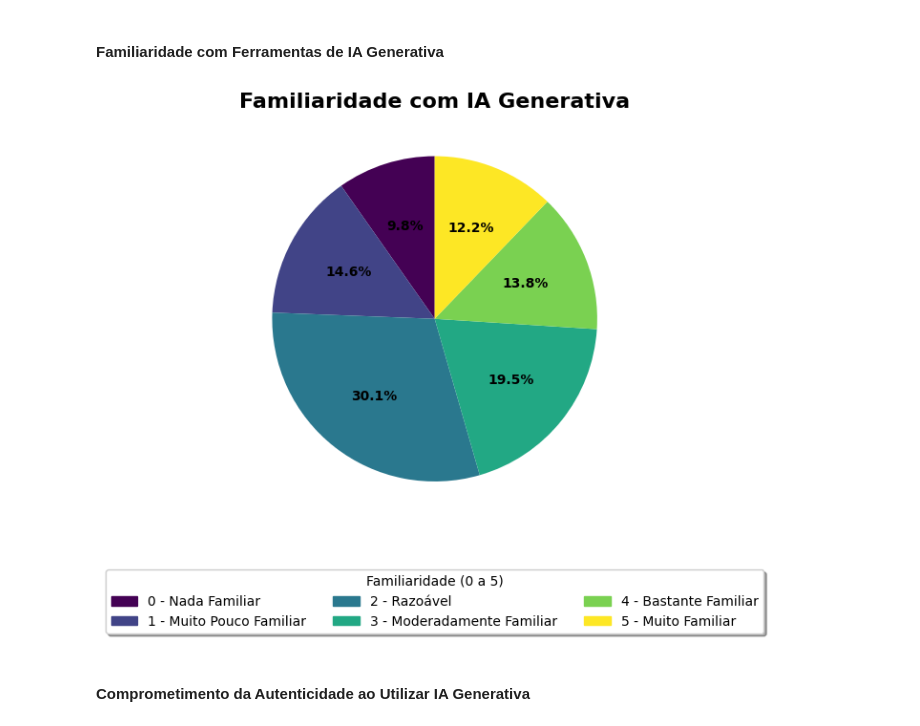
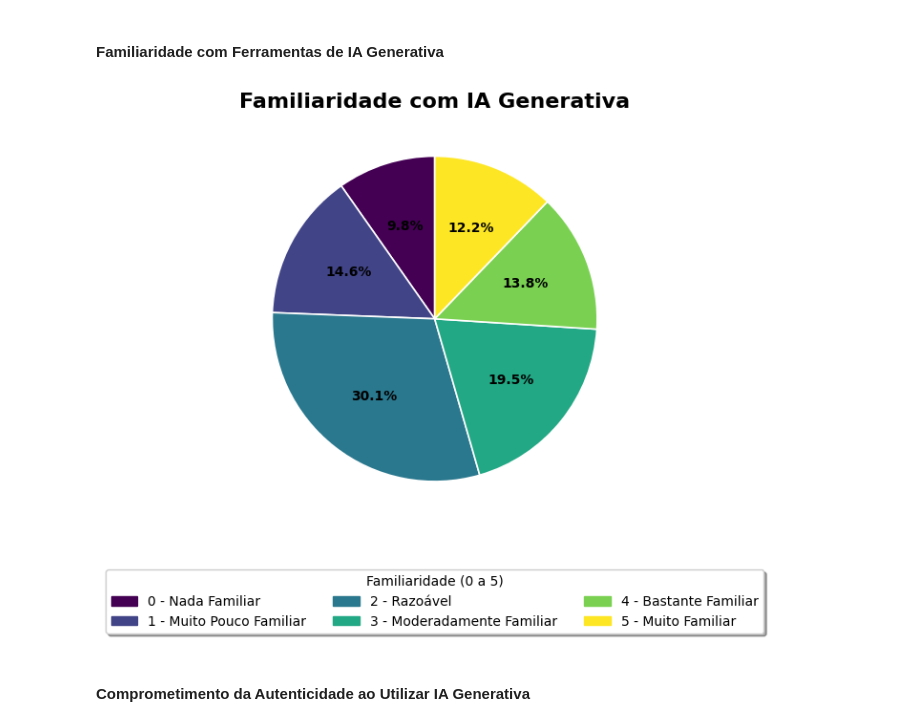
Before and after one commit to MariaLuiseB/Analise-TCC, a Jupyter notebook: tcc_analises.ipynb, the cells around one changed output. Saved outputs shown, nothing was run; the diff lists cells and outputs as text; code cells hidden in the pictures.

```diff
--- a/tcc_analises.ipynb
+++ b/tcc_analises.ipynb
@@ -850,35 +850,35 @@ nomenclaturas = ['0 - Nada Familiar', '1 - Muito Pouco Familiar', '2 - Razoável
                  '3 - Moderadamente Familiar', '4 - Bastante Familiar', '5 - Muito Familiar']
 
 # Cores usando a paleta viridis
 cmap = plt.get_cmap('viridis', 6)
 cores = cmap(np.linspace(0, 1, len(respostas)))
 
 # Criar gráfico de pizza
 plt.figure(figsize=(8, 6))
 wedges, texts, autotexts = plt.pie(respostas, labels=None, colors=cores, autopct='%1.1f%%',
-                                   startangle=90, textprops=dict(color="black", fontweight='bold'))
+                                   startangle=90, wedgeprops = {'edgecolor': 'white', 'linewidth': 1.2},textprops=dict(color="black", fontweight='bold'))
 
 # Adicionar título ao gráfico
 plt.title('Familiaridade com IA Generativa', fontsize=16, fontweight='bold')
 
 # Configurando a legenda personalizada
 legend_elements = [Patch(color=cores[i], label=nomenclaturas[i]) for i in range(6)]
 
 # Adicionar legenda
 plt.legend(handles=legend_elements, title='Familiaridade (0 a 5)', loc='upper center',
            bbox_to_anchor=(0.5, -0.1), ncol=3, fancybox=True, shadow=True)
 
 # Ajustar o layout
 plt.tight_layout()
 
 # Remover borda e grid
 plt.grid(False)
 plt.box(False)
 
 # Exibir o gráfico
 plt.show()
 # %% [output]
-[figure, old version]
+[figure, new version]
 # %% [markdown]
 #### Comprometimento da Autenticidade ao Utilizar IA Generativa
 # %%
```
